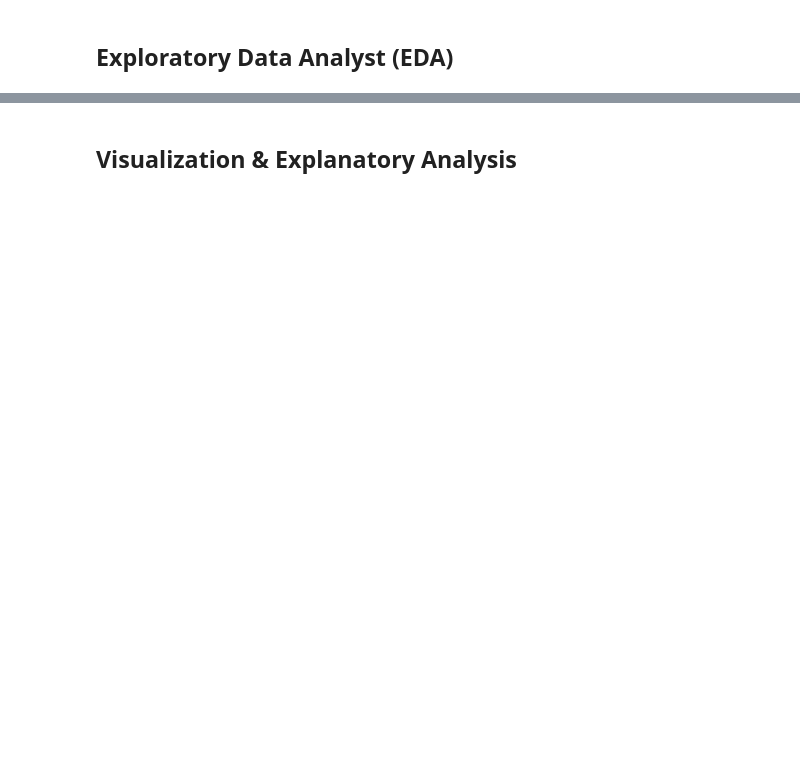
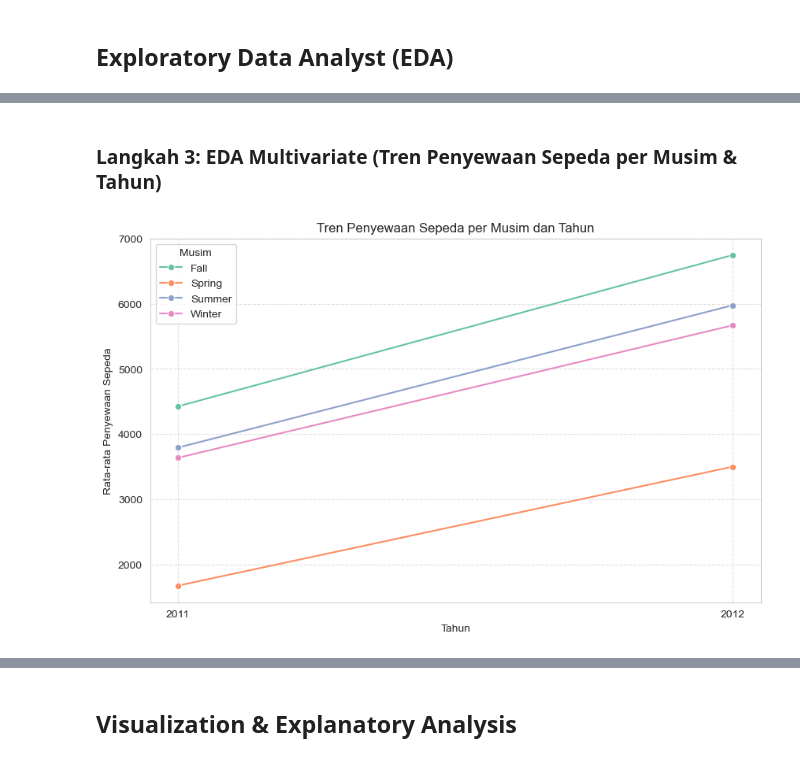
Before and after one commit to SoraIroShiro/submission, a Jupyter notebook: notebook.ipynb, the cells around one changed output, grey strips where cells are left out. Saved outputs shown, nothing was run; the diff lists cells and outputs as text; code cells hidden in the pictures; blank space fills up the shorter version.

```diff
--- a/notebook.ipynb
+++ b/notebook.ipynb
@@ -344,0 +478,20 @@ plt.show()
+# %%
+
+# Menambahkan kolom baru untuk kategori hari kerja dan akhir pekan
+day_df_clean['is_weekend'] = day_df_clean['weekday'].apply(lambda x: 'Weekend' if x in ['Saturday', 'Sunday'] else 'Weekday')
+
+# Boxplot jumlah penyewaan sepeda berdasarkan hari kerja vs akhir pekan
+plt.figure(figsize=(8, 5))
+sns.boxplot(data=day_df_clean, x='is_weekend', y='cnt', palette='coolwarm')
+plt.xlabel('Kategori Hari')
+plt.ylabel('Jumlah Penyewaan Sepeda')
+plt.title('Perbedaan Jumlah Penyewaan Sepeda antara Hari Kerja dan Akhir Pekan')
+plt.show()
+
+# Barplot rata-rata jumlah penyewaan sepeda
+plt.figure(figsize=(8, 5))
+sns.barplot(data=day_df_clean, x='is_weekend', y='cnt', palette='coolwarm', estimator=sum)
+plt.xlabel('Kategori Hari')
+plt.ylabel('Total Penyewaan Sepeda')
+plt.title('Total Penyewaan Sepeda antara Hari Kerja dan Akhir Pekan')
+plt.show()
@@ -344,0 +533,23 @@ plt.show()
+# %% [markdown]
+### Langkah 3: EDA Multivariate (Tren Penyewaan Sepeda per Musim & Tahun)
+# %%
+# EDA Multivariate - Tren Penyewaan Sepeda per Musim & Tahun
+
+# Mengelompokkan data berdasarkan tahun dan musim
+seasonal_trend = day_df_clean.groupby(['yr', 'season'])['cnt'].mean().reset_index()
+
+# Mengubah nilai tahun agar lebih mudah dibaca
+seasonal_trend['yr'] = seasonal_trend['yr'].map({0: 2011, 1: 2012})
+
+# Plot tren penyewaan sepeda berdasarkan musim dan tahun
+plt.figure(figsize=(10, 6))
+sns.lineplot(data=seasonal_trend, x='yr', y='cnt', hue='season', marker='o', palette='Set2')
+plt.xlabel('Tahun')
+plt.ylabel('Rata-rata Penyewaan Sepeda')
+plt.title('Tren Penyewaan Sepeda per Musim dan Tahun')
+plt.legend(title='Musim')
+plt.xticks([2011, 2012])
+plt.grid(True, linestyle='--', alpha=0.6)
+plt.show()
+# %% [output]
+[figure, added]
```
Also changed, not shown: parts of 36 cells of this notebook, 1 other file.
